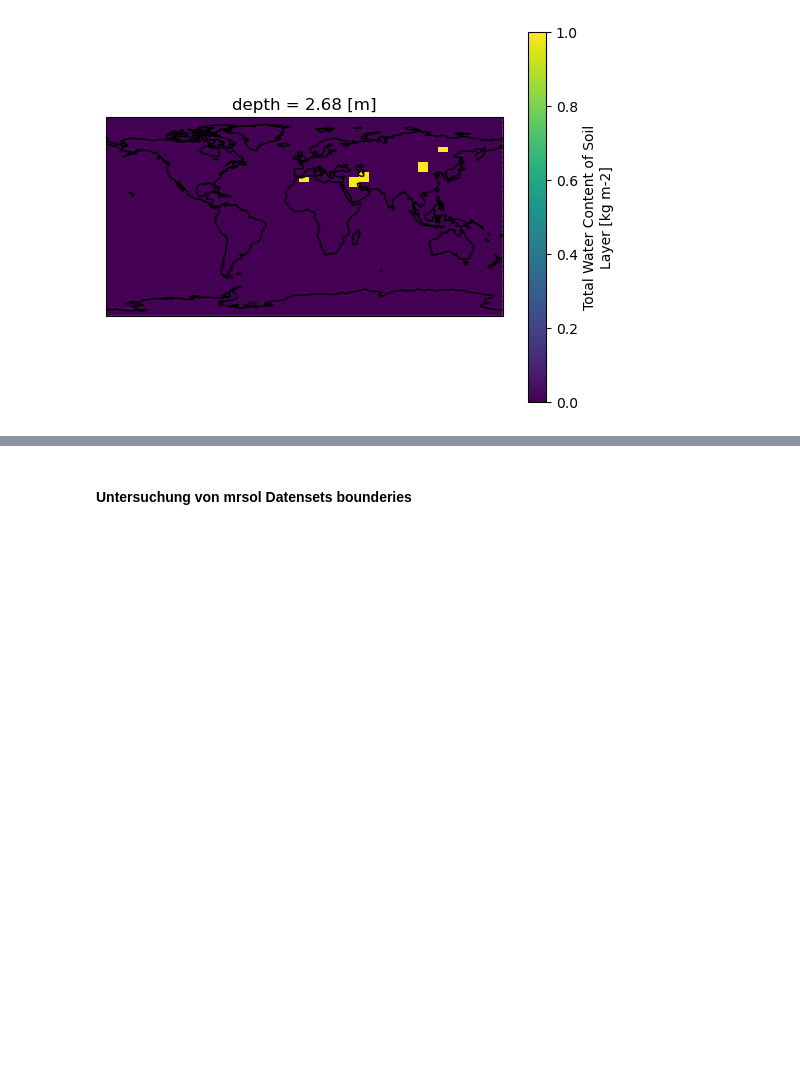
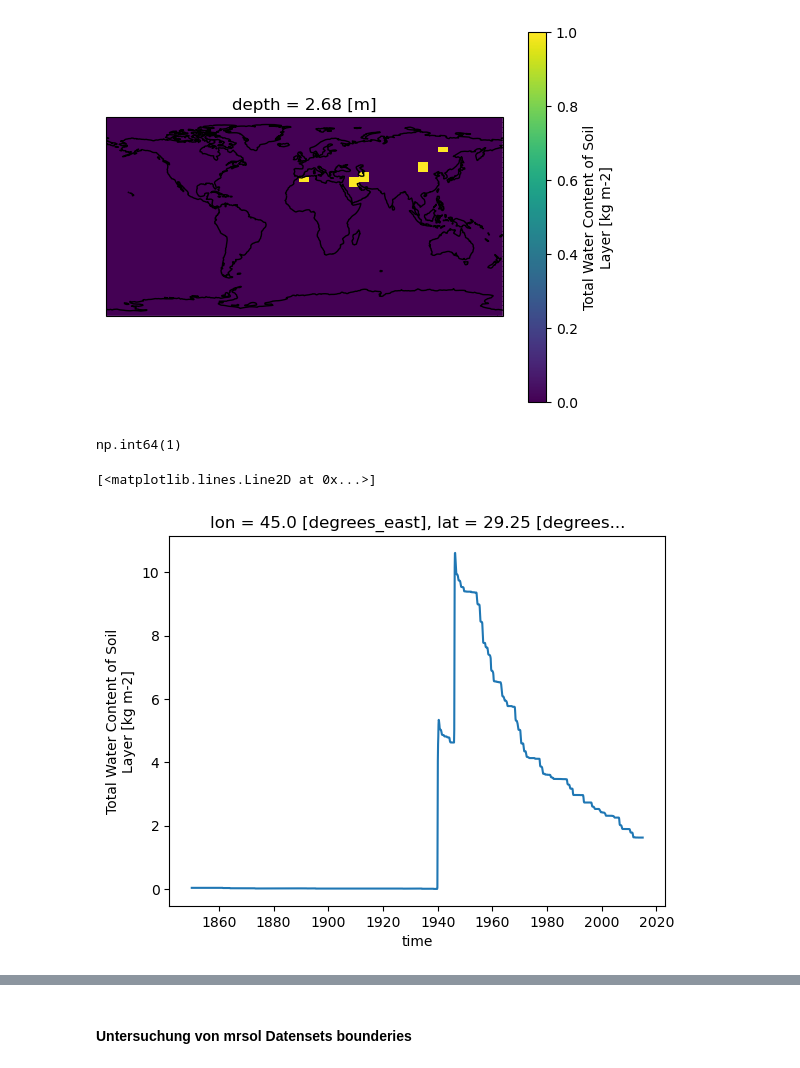
Before and after one commit to pjunghans1234/bachelorarbeit, a Jupyter notebook: Play_one_variable.ipynb, the cells around one changed output, grey strips where cells are left out. Cells and saved outputs as stored; diff of their text form; code cells hidden in the pictures; blank space fills up the shorter version.

```diff
--- a/Play_one_variable.ipynb
+++ b/Play_one_variable.ipynb
@@ -54,3 +54,12 @@ ax.coastlines()
 plt.show()
 # %% [output]
 [figure]
+# %%
+mask.values[26,5]
+# %% [output]
+np.int64(1)
+# %%
+data_arr[:,3,26,5].plot()
+# %% [output]
+[<matplotlib.lines.Line2D at 0x...>]
+[figure, added]
```
Also changed, not shown: parts of 1 cell of this notebook, 12 other files.
